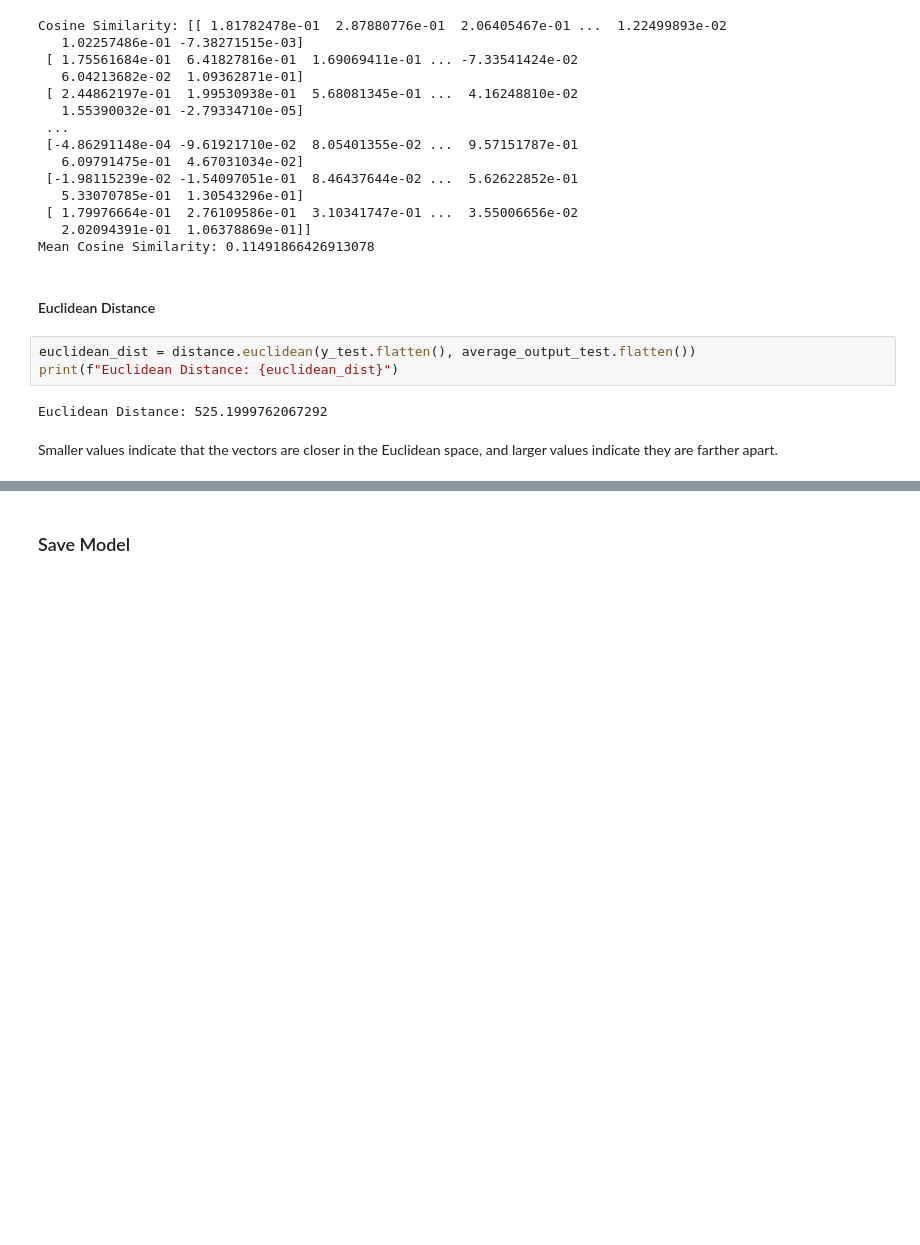
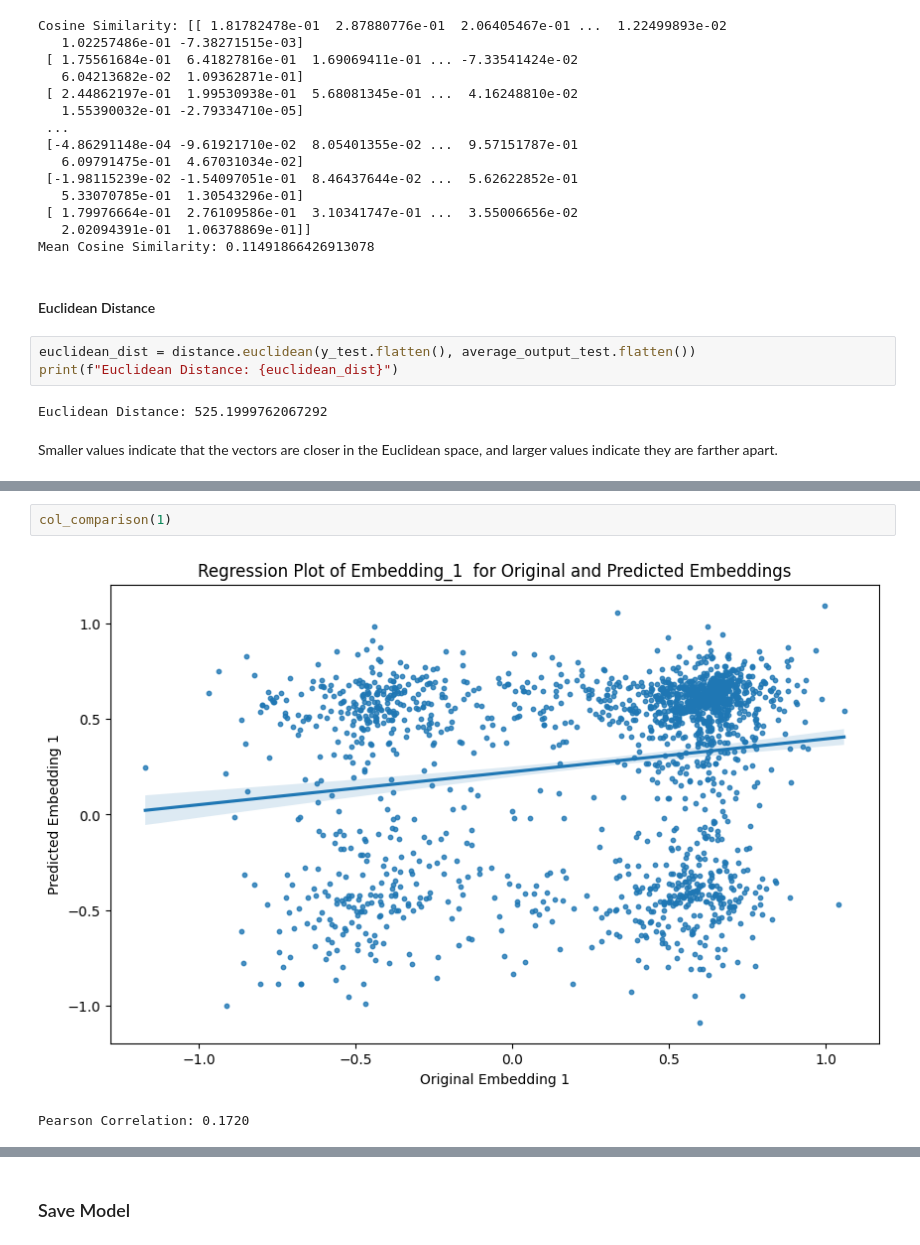
Before and after one commit to ersilia-os/eos3nl8, a Jupyter notebook: model/framework/code/ersilia_knn_1n.ipynb, the cells around one changed output, grey strips where cells are left out. Cells and saved outputs as stored; diff of their text form; blank space fills up the shorter version.

```diff
--- a/model/framework/code/ersilia_knn_1n.ipynb
+++ b/model/framework/code/ersilia_knn_1n.ipynb
@@ -236,0 +280,5 @@ Smaller values indicate that the vectors are closer in the Euclidean space, and
+# %%
+col_comparison(1)
+# %% [output]
+[figure, added]
+Pearson Correlation: 0.1720
```
Also changed, not shown: parts of 12 cells of this notebook, 1 other file.
